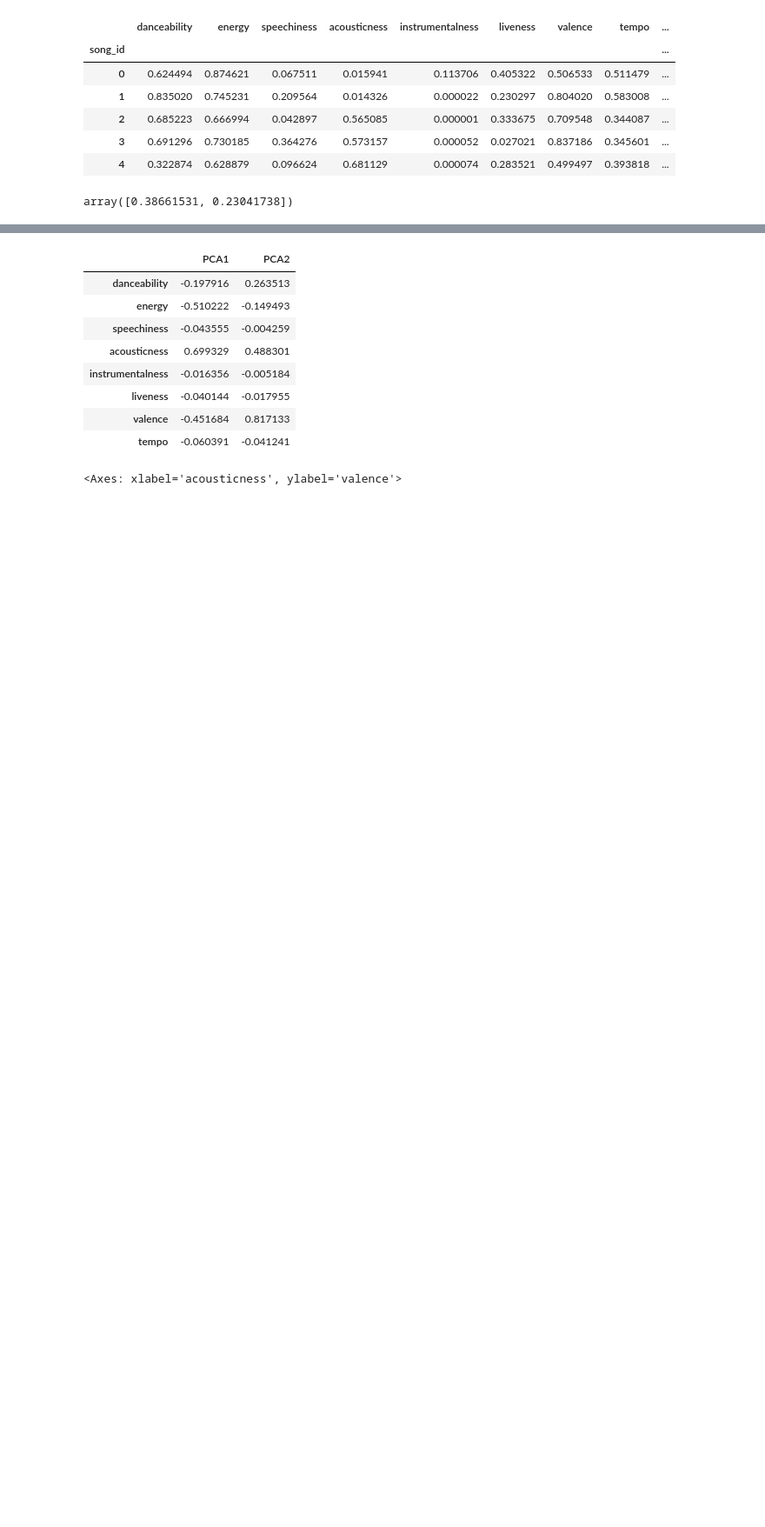
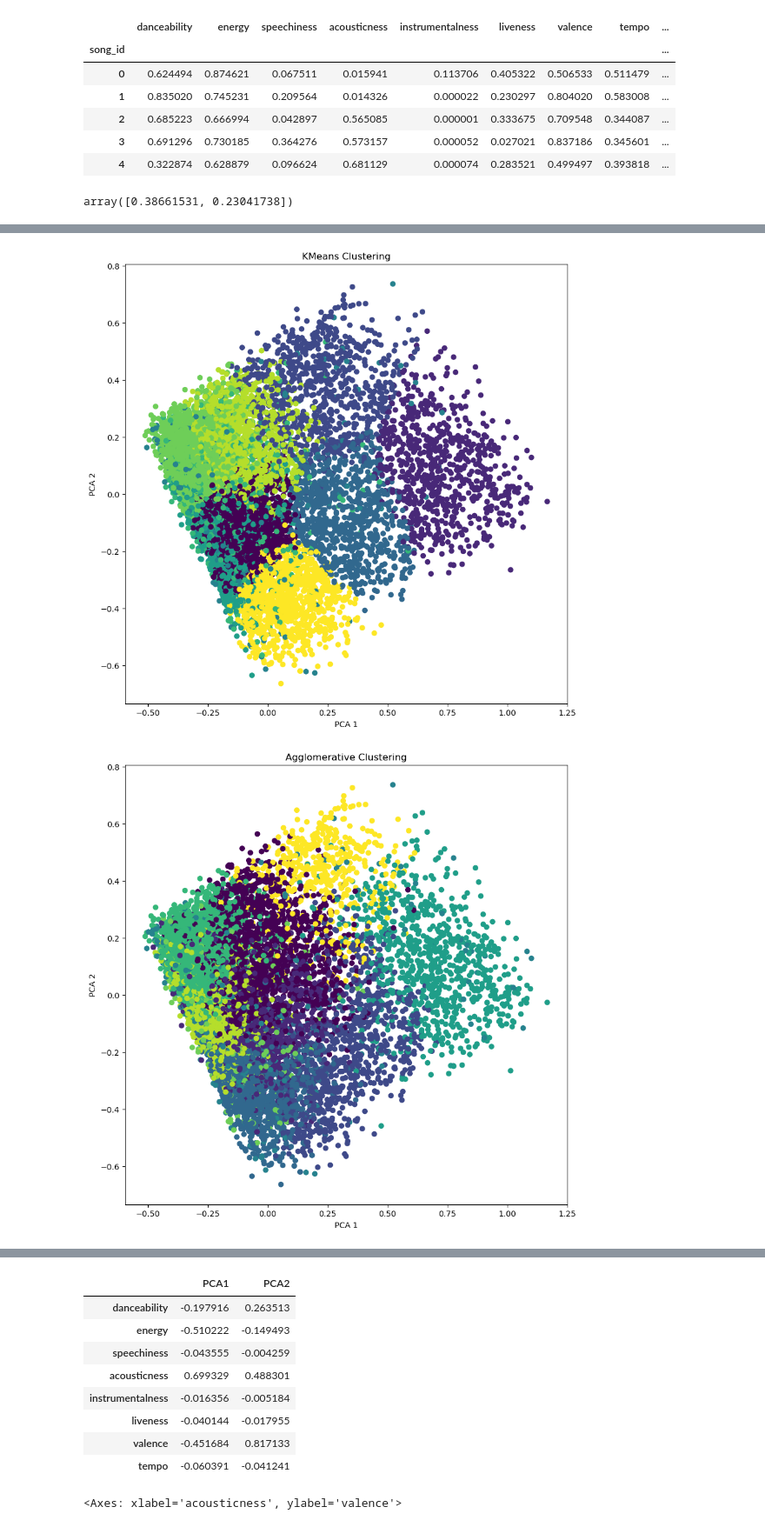
Before and after one commit to dennybett/Song-Recommendation-System, a Jupyter notebook: main.ipynb, the cells around one changed output, grey strips where cells are left out. Shown at 87% size. Cells and saved outputs as stored; diff of their text form; code cells hidden in the pictures; blank space fills up the shorter version.

```diff
--- a/main.ipynb
+++ b/main.ipynb
@@ -435,0 +472,7 @@ plt.show()
+# %%
+utils.plot_2_clusters(df_pca, "kmeans")
+utils.plot_2_clusters(df_pca, "agglo")
+utils.plot_2_clusters(df_pca, "gaussian")
+# %% [output]
+[figure, added]
+[figure, added]
```
Also changed, not shown: parts of 29 cells of this notebook, 14 other files.
